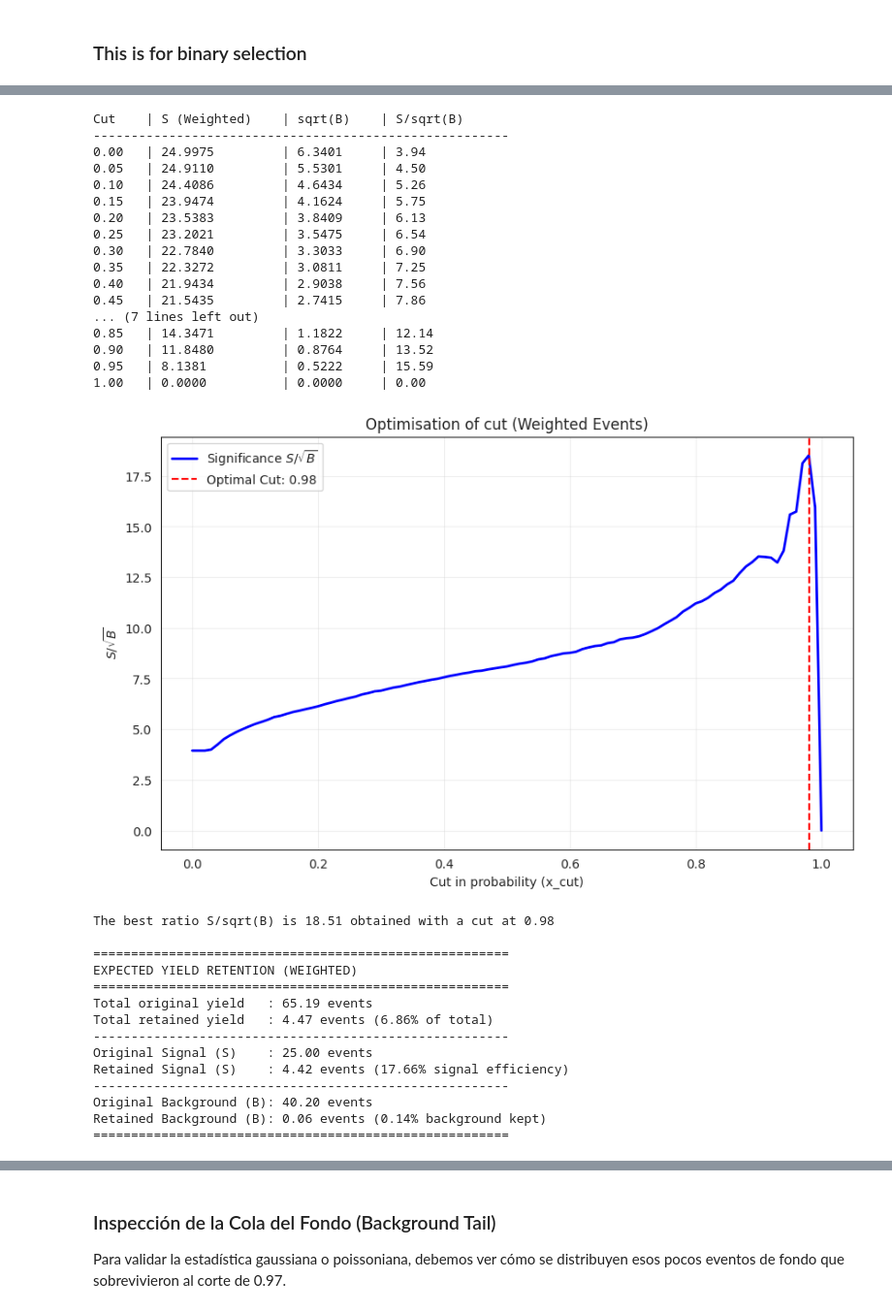
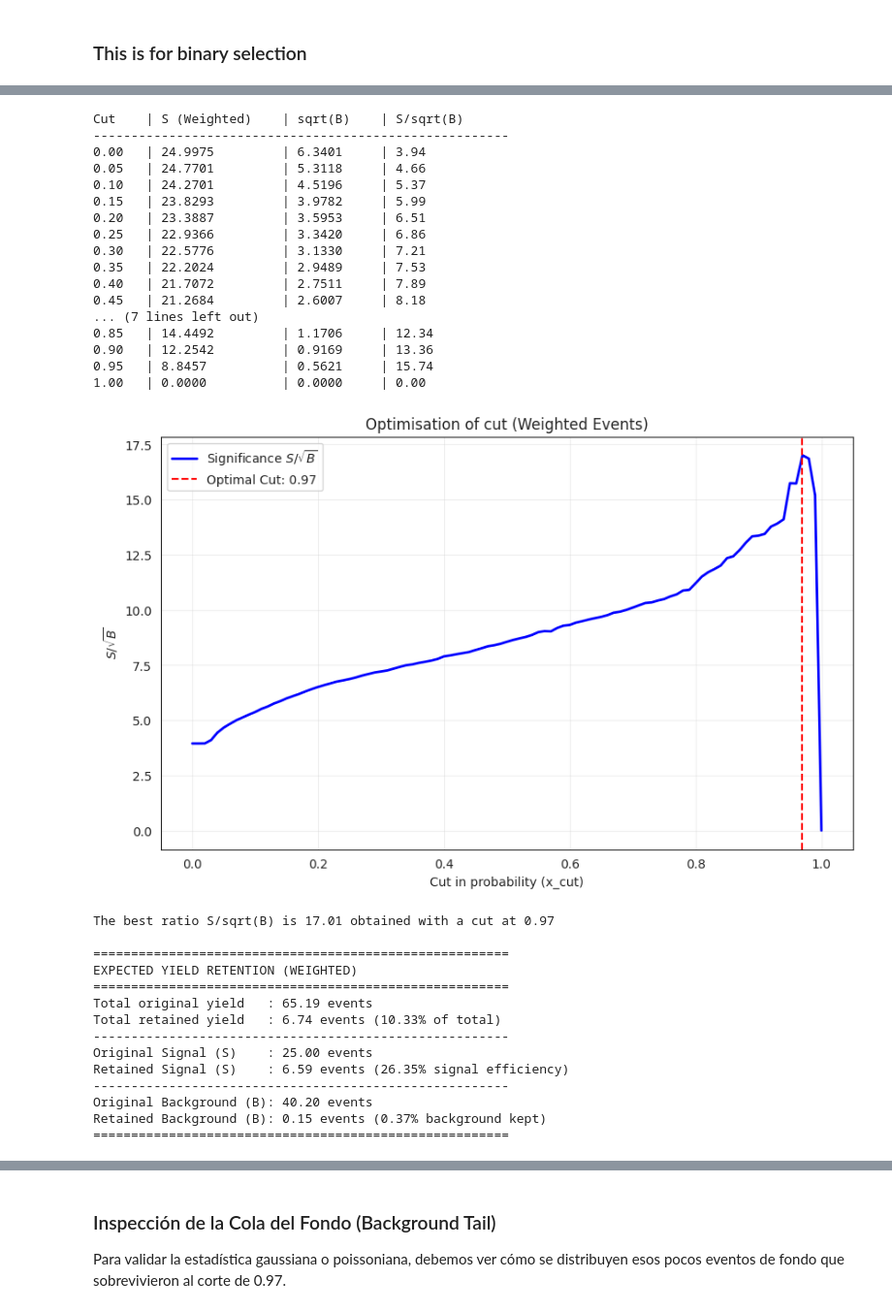
Before and after one commit to jajajandro/LIP_updated-codes, a Jupyter notebook: Template_ML.ipynb, the cells around one changed output, grey strips where cells are left out. Shown at 97% size. Saved outputs shown, nothing was run; the diff lists cells and outputs as text; code cells hidden in the pictures.

```diff
--- a/Template_ML.ipynb
+++ b/Template_ML.ipynb
@@ -140,7 +140,7 @@ In order to normalize our data we need to define which variables we want to use
 # %%
 # Lista de variables a excluir del entrenamiento
 # Puedes añadir aquí cualquier variable que consideres que no aporta información
-exclude_vars = ['target', 'signal_probability']
+exclude_vars = ['target', 'signal_probability', 'f_n_hits_US_1', 'dens_sel2', 'f_n_hits_US_2', 'f_qdc_US_1', 'f_dens_scifi_3']
 
 # Creamos trainFeatures excluyendo las variables de la lista
 trainFeatures = [var for var in FullSignal.columns if var not in exclude_vars]
@@ -628,20 +627,22 @@ for i,x in enumerate(ax):
 # %%
 import numpy as np
 import matplotlib.pyplot as plt
+import pandas
 
-# Define cuts from 0 to 1 in steps of 0.01
+if 'weight' not in FullSignal.columns:
+    weights_column = pandas.concat([signal_df['weight'], background_df['weight']], ignore_index=True)
+    FullSignal['weight'] = weights_column
+
 cuts = np.arange(0.0, 1.01, 0.01)
 significances = []
 
 print(f"{'Cut':<6} | {'S (Weighted)':<15} | {'sqrt(B)':<10} | {'S/sqrt(B)':<10}")
-print("-" * 55)
+print('-' * 55)
 
 for x_cut in cuts:
-    # 1. Creamos las máscaras para filtrar
     mask_S = (FullSignal['target'] == 1) & (FullSignal['signal_probability'] >= x_cut)
     mask_B = (FullSignal['target'] == 0) & (FullSignal['signal_probability'] >= x_cut)
 
-    # 2. SUMAMOS LOS PESOS en lugar de contar con len()
     S = FullSignal[mask_S]['weight'].sum()
     B = FullSignal[mask_B]['weight'].sum()
 
@@ -650,16 +651,13 @@ for x_cut in cuts:
 
     significances.append(ratio)
 
-    # Print every 5 steps the output
     if int(x_cut * 100) % 5 == 0:
         print(f"{x_cut:<6.2f} | {S:<15.4f} | {sqrtB:<10.4f} | {ratio:<10.2f}")
 
-# Find max ratio
 max_idx = np.argmax(significances)
 best_cut = cuts[max_idx]
 max_significance = significances[max_idx]
 
-# --- Estadísticas con pesos (Yields esperados) ---
 total_S_orig = FullSignal[FullSignal['target'] == 1]['weight'].sum()
 total_B_orig = FullSignal[FullSignal['target'] == 0]['weight'].sum()
 total_orig = total_S_orig + total_B_orig
@@ -668,67 +666,64 @@ surviving_S = FullSignal[(FullSignal['target'] == 1) & (FullSignal['signal_proba
 surviving_B = FullSignal[(FullSignal['target'] == 0) & (FullSignal['signal_probability'] >= best_cut)]['weight'].sum()
 total_surviving = surviving_S + surviving_B
 
-# Calculate percentages of surviving S and B
 pct_S = (surviving_S / total_S_orig) * 100 if total_S_orig > 0 else 0
 pct_B = (surviving_B / total_B_orig) * 100 if total_B_orig > 0 else 0
 pct_total = (total_surviving / total_orig) * 100 if total_orig > 0 else 0
 
-# Plot
 plt.figure(figsize=(10, 6))
-plt.plot(cuts, significances, label='Significance $S/\sqrt{B}$', color='blue', lw=2)
+plt.plot(cuts, significances, label=r'Significance $S/\sqrt{B}$', color='blue', lw=2)
 plt.axvline(best_cut, color='red', linestyle='--', label=f'Optimal Cut: {best_cut:.2f}')
 plt.title('Optimisation of cut (Weighted Events)')
 plt.xlabel('Cut in probability (x_cut)')
-plt.ylabel('$S/\sqrt{B}$')
+plt.ylabel(r'$S/\sqrt{B}$')
 plt.legend()
 plt.grid(True, alpha=0.3)
 plt.show()
 
-# Print final results and percentages
 print(f"\nThe best ratio S/sqrt(B) is {max_significance:.2f} obtained with a cut at {best_cut:.2f}")
 
 print("\n" + "="*55)
 print("EXPECTED YIELD RETENTION (WEIGHTED)")
 print("="*55)
 print(f"Total original yield   : {total_orig:.2f} events")
 print(f"Total retained yield   : {total_surviving:.2f} events ({pct_total:.2f}% of total)")
 print("-" * 55)
 print(f"Original Signal (S)    : {total_S_orig:.2f} events")
 print(f"Retained Signal (S)    : {surviving_S:.2f} events ({pct_S:.2f}% signal efficiency)")
 print("-" * 55)
 print(f"Original Background (B): {total_B_orig:.2f} events")
 print(f"Retained Background (B): {surviving_B:.2f} events ({pct_B:.2f}% background kept)")
 print("="*55)
 # %% [output]
 Cut    | S (Weighted)    | sqrt(B)    | S/sqrt(B)
 -------------------------------------------------------
 0.00   | 24.9975         | 6.3401     | 3.94
-0.05   | 24.9110         | 5.5301     | 4.50
-0.10   | 24.4086         | 4.6434     | 5.26
-0.15   | 23.9474         | 4.1624     | 5.75
-0.20   | 23.5383         | 3.8409     | 6.13
-0.25   | 23.2021         | 3.5475     | 6.54
-0.30   | 22.7840         | 3.3033     | 6.90
-0.35   | 22.3272         | 3.0811     | 7.25
-0.40   | 21.9434         | 2.9038     | 7.56
-0.45   | 21.5435         | 2.7415     | 7.86
+0.05   | 24.7701         | 5.3118     | 4.66
+0.10   | 24.2701         | 4.5196     | 5.37
+0.15   | 23.8293         | 3.9782     | 5.99
+0.20   | 23.3887         | 3.5953     | 6.51
+0.25   | 22.9366         | 3.3420     | 6.86
+0.30   | 22.5776         | 3.1330     | 7.21
+0.35   | 22.2024         | 2.9489     | 7.53
+0.40   | 21.7072         | 2.7511     | 7.89
+0.45   | 21.2684         | 2.6007     | 8.18
 ... (7 lines left out)
-0.85   | 14.3471         | 1.1822     | 12.14
-0.90   | 11.8480         | 0.8764     | 13.52
-0.95   | 8.1381          | 0.5222     | 15.59
+0.85   | 14.4492         | 1.1706     | 12.34
+0.90   | 12.2542         | 0.9169     | 13.36
+0.95   | 8.8457          | 0.5621     | 15.74
 1.00   | 0.0000          | 0.0000     | 0.00
-[figure, old version]
+[figure, new version]
-The best ratio S/sqrt(B) is 18.51 obtained with a cut at 0.98
+The best ratio S/sqrt(B) is 17.01 obtained with a cut at 0.97
 
 =======================================================
 EXPECTED YIELD RETENTION (WEIGHTED)
 =======================================================
 Total original yield   : 65.19 events
-Total retained yield   : 4.47 events (6.86% of total)
+Total retained yield   : 6.74 events (10.33% of total)
 -------------------------------------------------------
 Original Signal (S)    : 25.00 events
-Retained Signal (S)    : 4.42 events (17.66% signal efficiency)
+Retained Signal (S)    : 6.59 events (26.35% signal efficiency)
 -------------------------------------------------------
 Original Background (B): 40.20 events
-Retained Background (B): 0.06 events (0.14% background kept)
+Retained Background (B): 0.15 events (0.37% background kept)
 =======================================================
```
Also changed, not shown: parts of 23 cells of this notebook.
